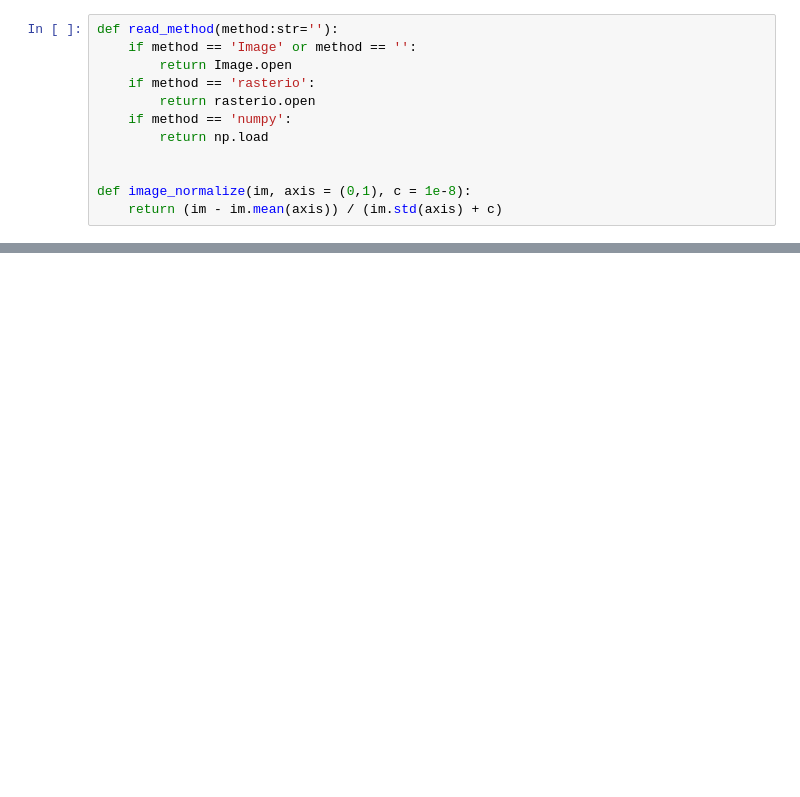
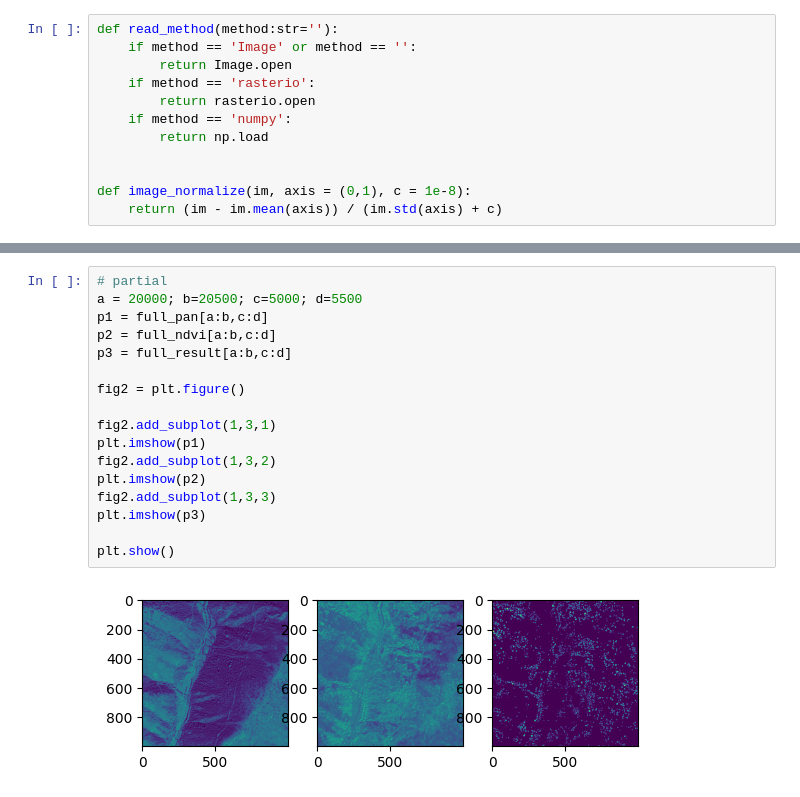
Before and after one commit to WinterCyan/TreeSeg, a Jupyter notebook: standalone/validate_dataset.ipynb, the cells around one changed output, grey strips where cells are left out. Cells and saved outputs as stored; diff of their text form; blank space fills up the shorter version.

```diff
--- a/standalone/validate_dataset.ipynb
+++ b/standalone/validate_dataset.ipynb
@@ -18,3 +46,22 @@ def image_normalize(im, axis = (0,1), c = 1e-8):
+# %%
+# partial
+a = 20000; b=20500; c=5000; d=5500
+p1 = full_pan[a:b,c:d]
+p2 = full_ndvi[a:b,c:d]
+p3 = full_result[a:b,c:d]
+
+fig2 = plt.figure()
+
+fig2.add_subplot(1,3,1)
+plt.imshow(p1)
+fig2.add_subplot(1,3,2)
+plt.imshow(p2)
+fig2.add_subplot(1,3,3)
+plt.imshow(p3)
+
+plt.show()
+# %% [output]
+[figure, added]
 # %%
 # rootdir="/home/lenovo/treeseg-dataset/full_process/sample_108"
 # rootdir="/home/lenovo/treeseg-dataset/inference/all-views/inference_sample_128"
```
Also changed, not shown: parts of 7 cells of this notebook, 2 other files.
